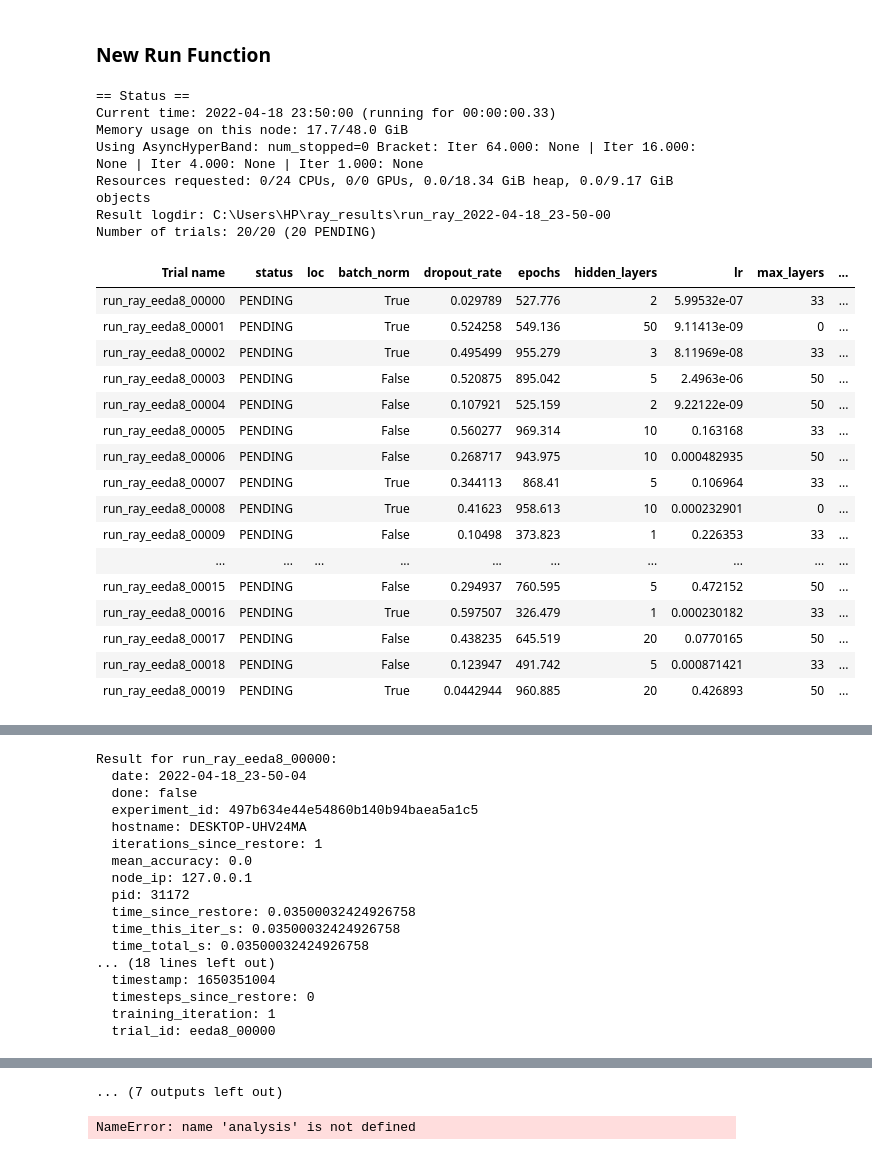
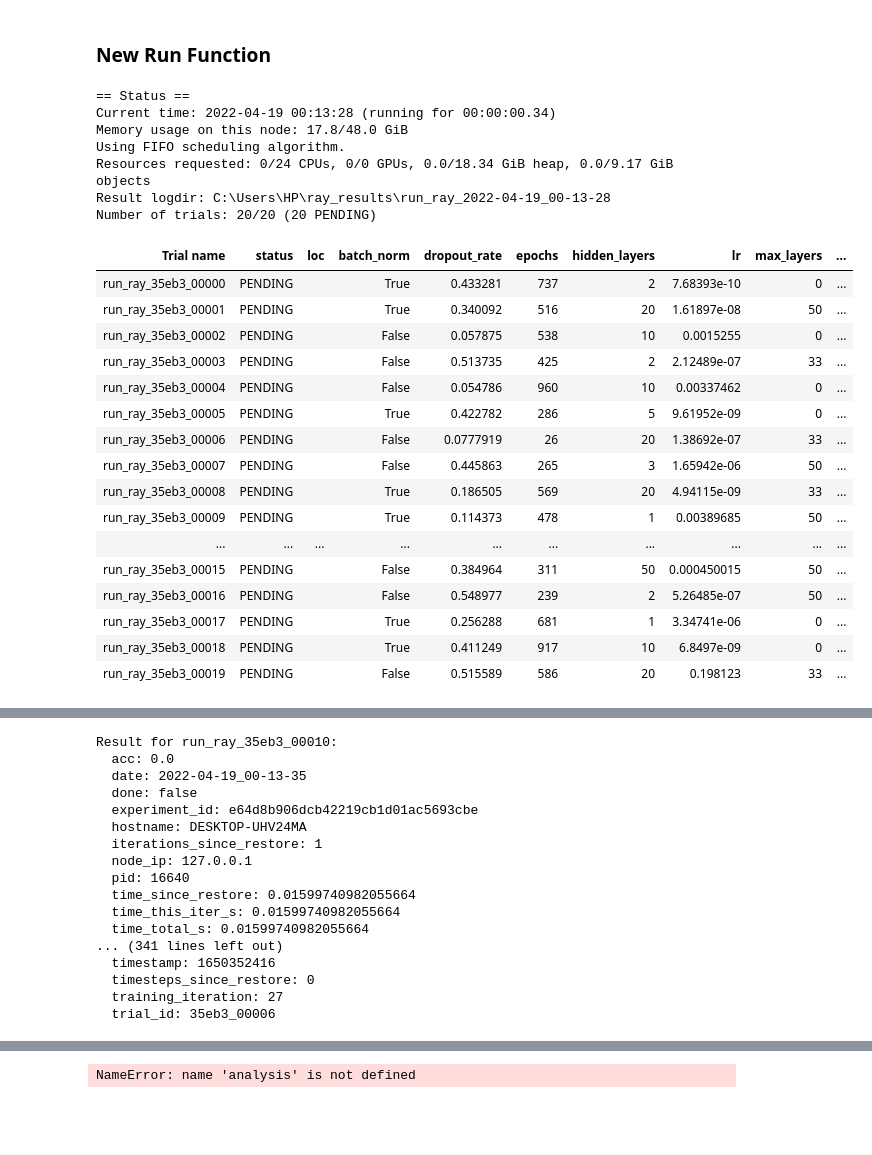
Before and after one commit to Kayala47/gaitpt, a Jupyter notebook: gait_model.ipynb, the cells around one changed output, grey strips where cells are left out. Cells and saved outputs as stored; diff of their text form; code cells hidden in the pictures; blank space fills up the shorter version.

```diff
--- a/gait_model.ipynb
+++ b/gait_model.ipynb
@@ -38,6 +38,7 @@ DATA_PATH = Path("Data/")
 SANITY_PATH = Path("Sanity_Checks/")
 MODEL_OUTPUT_PATH = Path("Model_Outputs/")
 MODEL_PATH = Path("Models/")
+TMP_PATH = Path("TMP/")
 CSV_HEADER = [
                 "FL A1 DF 1",
                 "FL A1 DF 2",
@@ -695,7 +696,7 @@ search_space = {
     "momentum": tune.uniform(0.1, 0.9),
     "batch_norm": tune.choice([True, False]),
     "dropout_rate": tune.uniform(0.0, 0.6),
-    "epochs": tune.uniform(5, 1000),
+    "epochs": tune.randint(5, 1000),
     "hidden_layers": tune.choice([1, 2, 3, 5, 10, 20, 50]),
     "min_layers": tune.choice([2, 28]),
     "max_layers": tune.choice([0, 33, 50])
@@ -743,7 +744,7 @@ def run_ray(config):
     # Define the loss function
     loss_fn = nn.MSELoss()  # mean squared error
 
-    for i in range(10):
+    for i in range(config["epochs"]):
         # Train and get the resulting loss per iteration
         loss = train(
             model=pytorch_model,
@@ -756,47 +757,51 @@ def run_ray(config):
 
         # Test and get the resulting predicted y values
         y_predict, acc = test(model=pytorch_model, loader=data_loader_test)
-        tune.report(mean_accuracy=acc)
+        tune.report(acc=acc)
 
     return loss
 # %%
+%%capture
 gaits = ["canter", "gallop", "trot", "walk"]
 
 for gait in gaits:
 
     AVGS_KEY = gait
 
     DATASET = create_datasets(DATA_PATH / f'{gait}_kinematic.csv', nosplit=True)
 
-    analysis = tune.run(run_ray, num_samples=20, scheduler=ASHAScheduler(metric="mean_accuracy", mode="max"),config=search_space)
+    # analysis = tune.run(run_ray, num_samples=20, scheduler=ASHAScheduler(metric="acc", mode="max"),config=search_space)
 
-    best_config = analysis.get_best_config()
+    analysis = tune.run(run_ray, num_samples = 20, config=search_space)
+
+
+    best_config = analysis.get_best_config(metric="acc", mode="max")
     json_config = json.dumps(best_config)
 
-    with open(tmp_path / f'{gait}_best_config.json', 'w') as outfile:
+    with open(TMP_PATH / f'{gait}_best_config.json', 'w') as outfile:
         outfile.write(json_config)
 # %% [output]
 == Status ==
-Current time: 2022-04-18 23:50:00 (running for 00:00:00.33)
-Memory usage on this node: 17.7/48.0 GiB
-Using AsyncHyperBand: num_stopped=0 Bracket: Iter 64.000: None | Iter 16.000: None | Iter 4.000: None | Iter 1.000: None
+Current time: 2022-04-19 00:13:28 (running for 00:00:00.34)
+Memory usage on this node: 17.8/48.0 GiB
+Using FIFO scheduling algorithm.
 Resources requested: 0/24 CPUs, 0/0 GPUs, 0.0/18.34 GiB heap, 0.0/9.17 GiB objects
-Result logdir: C:\Users\HP\ray_results\run_ray_2022-04-18_23-50-00
+Result logdir: C:\Users\HP\ray_results\run_ray_2022-04-19_00-13-28
 Number of trials: 20/20 (20 PENDING)
 | Trial name | status | loc | batch_norm | dropout_rate | epochs | hidden_layers | lr | max_layers | ... |
-| run_ray_eeda8_00000 | PENDING |  | True | 0.029789 | 527.776 | 2 | 5.99532e-07 | 33 | ... |
-| run_ray_eeda8_00001 | PENDING |  | True | 0.524258 | 549.136 | 50 | 9.11413e-09 | 0 | ... |
-| run_ray_eeda8_00002 | PENDING |  | True | 0.495499 | 955.279 | 3 | 8.11969e-08 | 33 | ... |
-| run_ray_eeda8_00003 | PENDING |  | False | 0.520875 | 895.042 | 5 | 2.4963e-06 | 50 | ... |
-| run_ray_eeda8_00004 | PENDING |  | False | 0.107921 | 525.159 | 2 | 9.22122e-09 | 50 | ... |
-| run_ray_eeda8_00005 | PENDING |  | False | 0.560277 | 969.314 | 10 | 0.163168 | 33 | ... |
-| run_ray_eeda8_00006 | PENDING |  | False | 0.268717 | 943.975 | 10 | 0.000482935 | 50 | ... |
-| run_ray_eeda8_00007 | PENDING |  | True | 0.344113 | 868.41 | 5 | 0.106964 | 33 | ... |
-| run_ray_eeda8_00008 | PENDING |  | True | 0.41623 | 958.613 | 10 | 0.000232901 | 0 | ... |
-| run_ray_eeda8_00009 | PENDING |  | False | 0.10498 | 373.823 | 1 | 0.226353 | 33 | ... |
+| run_ray_35eb3_00000 | PENDING |  | True | 0.433281 | 737 | 2 | 7.68393e-10 | 0 | ... |
+| run_ray_35eb3_00001 | PENDING |  | True | 0.340092 | 516 | 20 | 1.61897e-08 | 50 | ... |
+| run_ray_35eb3_00002 | PENDING |  | False | 0.057875 | 538 | 10 | 0.0015255 | 0 | ... |
+| run_ray_35eb3_00003 | PENDING |  | False | 0.513735 | 425 | 2 | 2.12489e-07 | 33 | ... |
+| run_ray_35eb3_00004 | PENDING |  | False | 0.054786 | 960 | 10 | 0.00337462 | 0 | ... |
+| run_ray_35eb3_00005 | PENDING |  | True | 0.422782 | 286 | 5 | 9.61952e-09 | 0 | ... |
+| run_ray_35eb3_00006 | PENDING |  | False | 0.0777919 | 26 | 20 | 1.38692e-07 | 33 | ... |
+| run_ray_35eb3_00007 | PENDING |  | False | 0.445863 | 265 | 3 | 1.65942e-06 | 50 | ... |
+| run_ray_35eb3_00008 | PENDING |  | True | 0.186505 | 569 | 20 | 4.94115e-09 | 33 | ... |
+| run_ray_35eb3_00009 | PENDING |  | True | 0.114373 | 478 | 1 | 0.00389685 | 50 | ... |
 | ... | ... | ... | ... | ... | ... | ... | ... | ... | ... |
-| run_ray_eeda8_00015 | PENDING |  | False | 0.294937 | 760.595 | 5 | 0.472152 | 50 | ... |
-| run_ray_eeda8_00016 | PENDING |  | True | 0.597507 | 326.479 | 1 | 0.000230182 | 33 | ... |
-| run_ray_eeda8_00017 | PENDING |  | False | 0.438235 | 645.519 | 20 | 0.0770165 | 50 | ... |
-| run_ray_eeda8_00018 | PENDING |  | False | 0.123947 | 491.742 | 5 | 0.000871421 | 33 | ... |
-| run_ray_eeda8_00019 | PENDING |  | True | 0.0442944 | 960.885 | 20 | 0.426893 | 50 | ... |
+| run_ray_35eb3_00015 | PENDING |  | False | 0.384964 | 311 | 50 | 0.000450015 | 50 | ... |
+| run_ray_35eb3_00016 | PENDING |  | False | 0.548977 | 239 | 2 | 5.26485e-07 | 50 | ... |
+| run_ray_35eb3_00017 | PENDING |  | True | 0.256288 | 681 | 1 | 3.34741e-06 | 0 | ... |
+| run_ray_35eb3_00018 | PENDING |  | True | 0.411249 | 917 | 10 | 6.8497e-09 | 0 | ... |
+| run_ray_35eb3_00019 | PENDING |  | False | 0.515589 | 586 | 20 | 0.198123 | 33 | ... |
@@ -812,18 +832,18 @@ ValueError: Trial returned a result which did not include the specified metric(s
-Result for run_ray_eeda8_00000:
-  date: 2022-04-18_23-50-04
+Result for run_ray_35eb3_00010:
+  acc: 0.0
+  date: 2022-04-19_00-13-35
   done: false
-  experiment_id: 497b634e44e54860b140b94baea5a1c5
+  experiment_id: e64d8b906dcb42219cb1d01ac5693cbe
   hostname: DESKTOP-UHV24MA
   iterations_since_restore: 1
-  mean_accuracy: 0.0
   node_ip: 127.0.0.1
-  pid: 31172
-  time_since_restore: 0.03500032424926758
-  time_this_iter_s: 0.03500032424926758
-  time_total_s: 0.03500032424926758
-... (18 lines left out)
-  timestamp: 1650351004
+  pid: 16640
+  time_since_restore: 0.01599740982055664
+  time_this_iter_s: 0.01599740982055664
+  time_total_s: 0.01599740982055664
+... (341 lines left out)
+  timestamp: 1650352416
   timesteps_since_restore: 0
-  training_iteration: 1
-  trial_id: eeda8_00000
+  training_iteration: 27
+  trial_id: 35eb3_00006
 == Status ==
@@ -924,4 +939,3 @@ Result for run_ray_eeda8_00018:
-... (7 outputs left out)
 # %%
 analysis.get_best_config()
 # %% [output]
```
Also changed, not shown: parts of 2 cells of this notebook.
